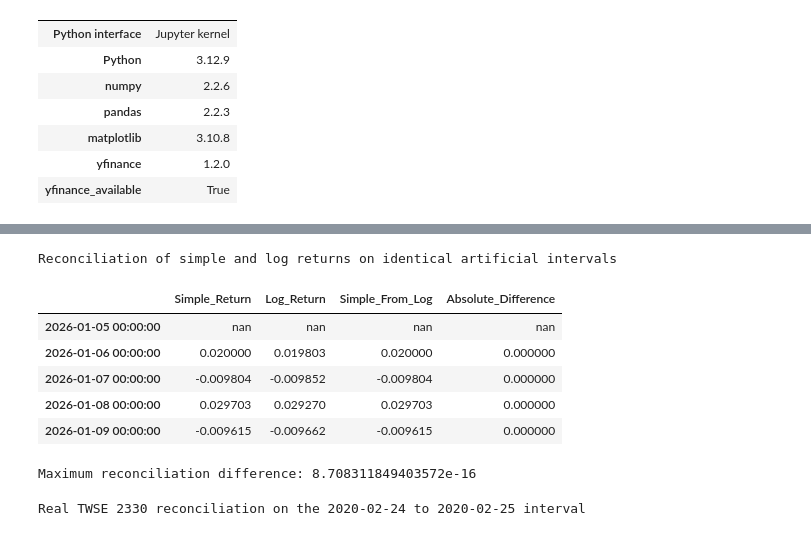
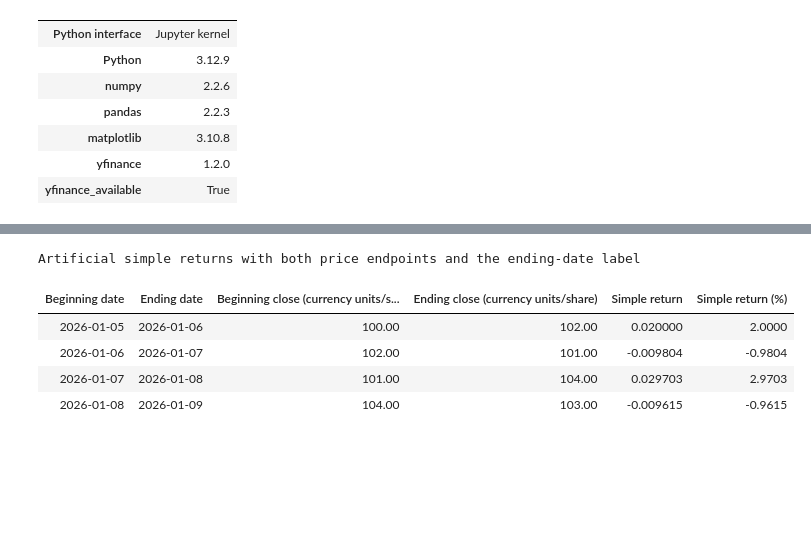
Before and after one commit to KennethWYLee/FinTech, a Jupyter notebook: course/02/week2_main.ipynb, the cells around one changed output, grey strips where cells are left out. Cells and saved outputs as stored; diff of their text form; code cells hidden in the pictures; blank space fills up the shorter version.

```diff
--- a/course/02/week2_main.ipynb
+++ b/course/02/week2_main.ipynb
@@ -1364,50 +1250,40 @@ Predict the largest artificial reconciliation difference. State whether you expe
 # %%
-simple_from_log = np.expm1(log_return).rename("Simple_From_Log")
-reconciliation = pd.concat(
-    [simple_return, log_return, simple_from_log],
-    axis=1,
+artificial_closing_prices = pd.Series(
+    [100.0, 102.0, 101.0, 104.0, 103.0],
+    index=pd.to_datetime(
+        ["2026-01-05", "2026-01-06", "2026-01-07", "2026-01-08", "2026-01-09"]
+    ),
 )
-reconciliation["Absolute_Difference"] = (
-    reconciliation["Simple_Return"] - reconciliation["Simple_From_Log"]
-).abs()
+artificial_simple_returns = artificial_closing_prices.pct_change(fill_method=None)
+artificial_return_table = pd.DataFrame({
+    "Beginning date": artificial_closing_prices.index[:-1].strftime("%Y-%m-%d"),
+    "Ending date": artificial_closing_prices.index[1:].strftime("%Y-%m-%d"),
+    "Beginning close (currency units/share)": artificial_closing_prices.iloc[:-1].to_numpy(),
+    "Ending close (currency units/share)": artificial_closing_prices.iloc[1:].to_numpy(),
+    "Simple return": artificial_simple_returns.iloc[1:].to_numpy(),
+    "Simple return (%)": 100 * artificial_simple_returns.iloc[1:].to_numpy(),
+})
+display(artificial_return_table.style.format({
+    "Beginning close (currency units/share)": "{:.2f}",
+    "Ending close (currency units/share)": "{:.2f}",
+    "Simple return": "{:.6f}",
+    "Simple return (%)": "{:.4f}",
+}).hide(axis="index").set_caption(
+    "Artificial simple returns with both price endpoints and the ending-date label"
+))
 
-display(
-    reconciliation.round(12).style.set_caption(
-        "Reconciliation of simple and log returns on identical artificial intervals"
-    )
+analysis_price = artificial_closing_prices.rename("Analysis_Price")
+simple_return = artificial_simple_returns.rename("Simple_Return")
+
+assert np.allclose(
+    artificial_simple_returns.iloc[1:],
+    [0.02, 101 / 102 - 1, 104 / 101 - 1, 103 / 104 - 1],
 )
-max_difference = reconciliation["Absolute_Difference"].max()
-print("Maximum reconciliation difference:", max_difference)
-
-twse_reconciliation = pd.DataFrame(
-    {
-        "Simple_Return": [twse_2330_simple_return.iloc[1]],
-        "Log_Return": [twse_2330_log_return.iloc[1]],
-    },
-    index=pd.to_datetime(["2020-02-25"]),
-)
-twse_reconciliation["Simple_From_Log"] = np.expm1(
-    twse_reconciliation["Log_Return"]
-)
-twse_reconciliation["Absolute_Difference"] = (
-    twse_reconciliation["Simple_Return"]
-    - twse_reconciliation["Simple_From_Log"]
-).abs()
-display(
-    twse_reconciliation.round(12).style.set_caption(
-        "Real TWSE 2330 reconciliation on the 2020-02-24 to 2020-02-25 interval"
-    )
-)
-
-assert max_difference < 1e-12
-assert twse_reconciliation["Absolute_Difference"].max() < 1e-12
+assert len(artificial_return_table) == 4
 # %% [output]
-Reconciliation of simple and log returns on identical artificial intervals
+Artificial simple returns with both price endpoints and the ending-date label
-|  | Simple_Return | Log_Return | Simple_From_Log | Absolute_Difference |
-| 2026-01-05 00:00:00 | nan | nan | nan | nan |
-| 2026-01-06 00:00:00 | 0.020000 | 0.019803 | 0.020000 | 0.000000 |
-| 2026-01-07 00:00:00 | -0.009804 | -0.009852 | -0.009804 | 0.000000 |
-| 2026-01-08 00:00:00 | 0.029703 | 0.029270 | 0.029703 | 0.000000 |
-| 2026-01-09 00:00:00 | -0.009615 | -0.009662 | -0.009615 | 0.000000 |
+| Beginning date | Ending date | Beginning close (currency units/s... | Ending close (currency units/share) | Simple return | Simple return (%) |
+| 2026-01-05 | 2026-01-06 | 100.00 | 102.00 | 0.020000 | 2.0000 |
+| 2026-01-06 | 2026-01-07 | 102.00 | 101.00 | -0.009804 | -0.9804 |
+| 2026-01-07 | 2026-01-08 | 101.00 | 104.00 | 0.029703 | 2.9703 |
+| 2026-01-08 | 2026-01-09 | 104.00 | 103.00 | -0.009615 | -0.9615 |
-Maximum reconciliation difference: 8.708311849403572e-16
-Real TWSE 2330 reconciliation on the 2020-02-24 to 2020-02-25 interval
```
Also changed, not shown: parts of 132 cells of this notebook.
